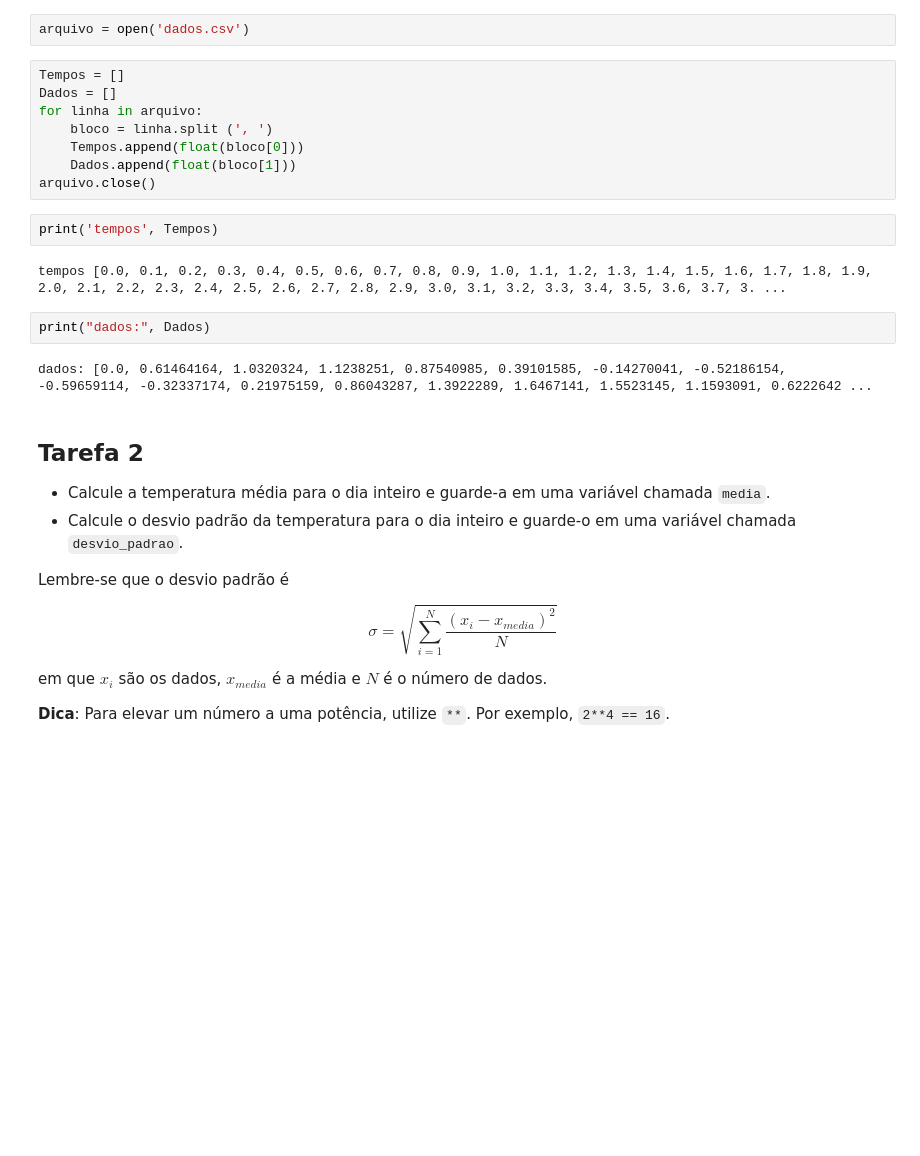
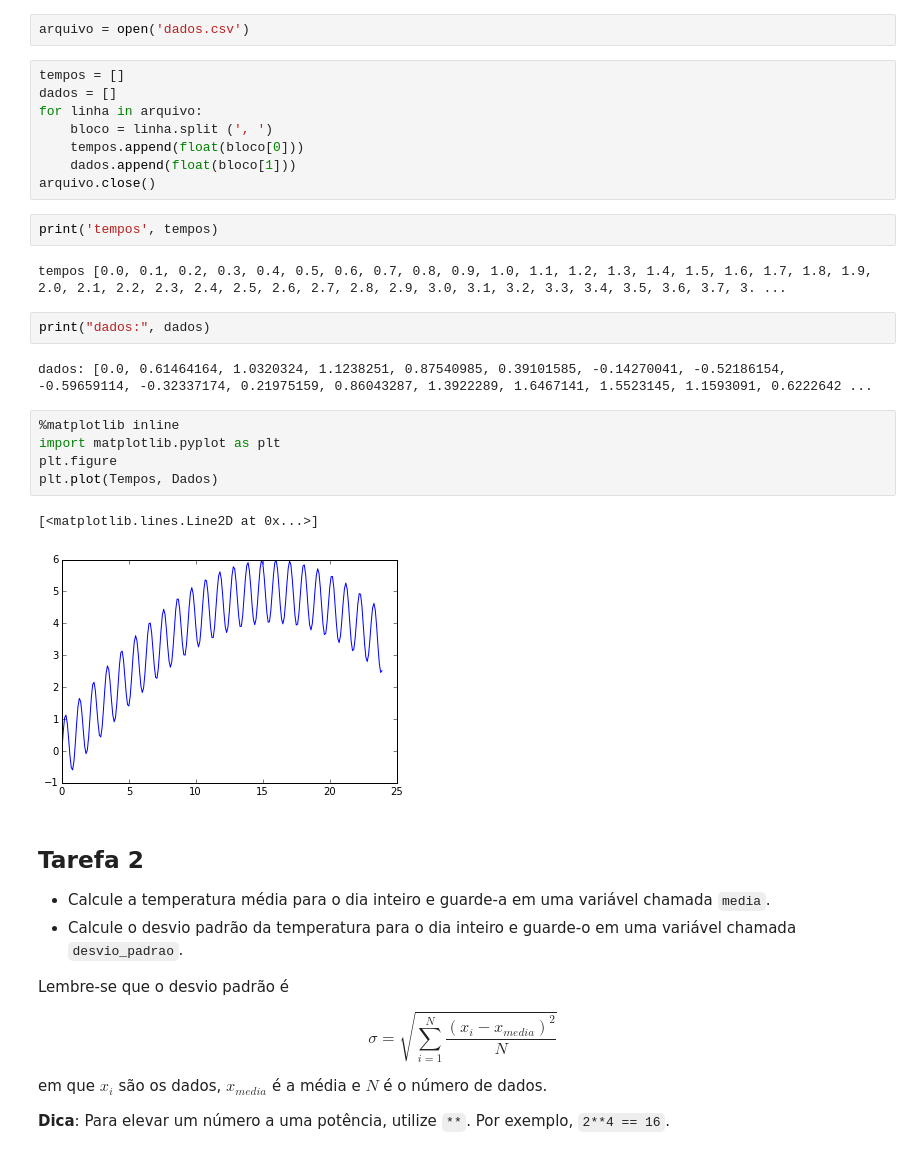
Before and after one commit to mat-esp-2015/python-intro-2-r-d-l, a Jupyter notebook: tarefa-intro-python-2.ipynb, the cells around one changed output. Saved outputs shown, nothing was run; the diff lists cells and outputs as text; blank space fills up the shorter version.

```diff
--- a/tarefa-intro-python-2.ipynb
+++ b/tarefa-intro-python-2.ipynb
@@ -168,21 +168,29 @@ Você pode utilizar quantas células achar necessário para realizar a tarefa (u
 # %%
 arquivo = open('dados.csv')
 # %%
-Tempos = []
-Dados = []
+tempos = []
+dados = []
 for linha in arquivo:
     bloco = linha.split (', ')
-    Tempos.append(float(bloco[0]))
-    Dados.append(float(bloco[1]))
+    tempos.append(float(bloco[0]))
+    dados.append(float(bloco[1]))
 arquivo.close()
 # %%
-print('tempos', Tempos)
+print('tempos', tempos)
 # %% [output]
 tempos [0.0, 0.1, 0.2, 0.3, 0.4, 0.5, 0.6, 0.7, 0.8, 0.9, 1.0, 1.1, 1.2, 1.3, 1.4, 1.5, 1.6, 1.7, 1.8, 1.9, 2.0, 2.1, 2.2, 2.3, 2.4, 2.5, 2.6, 2.7, 2.8, 2.9, 3.0, 3.1, 3.2, 3.3, 3.4, 3.5, 3.6, 3.7, 3. ...
 # %%
-print("dados:", Dados)
+print("dados:", dados)
 # %% [output]
 dados: [0.0, 0.61464164, 1.0320324, 1.1238251, 0.87540985, 0.39101585, -0.14270041, -0.52186154, -0.59659114, -0.32337174, 0.21975159, 0.86043287, 1.3922289, 1.6467141, 1.5523145, 1.1593091, 0.6222642 ...
+# %%
+%matplotlib inline
+import matplotlib.pyplot as plt
+plt.figure
+plt.plot(Tempos, Dados)
+# %% [output]
+[<matplotlib.lines.Line2D at 0x...>]
+[figure, added]
 # %% [markdown]
 ## Tarefa 2
 
```
